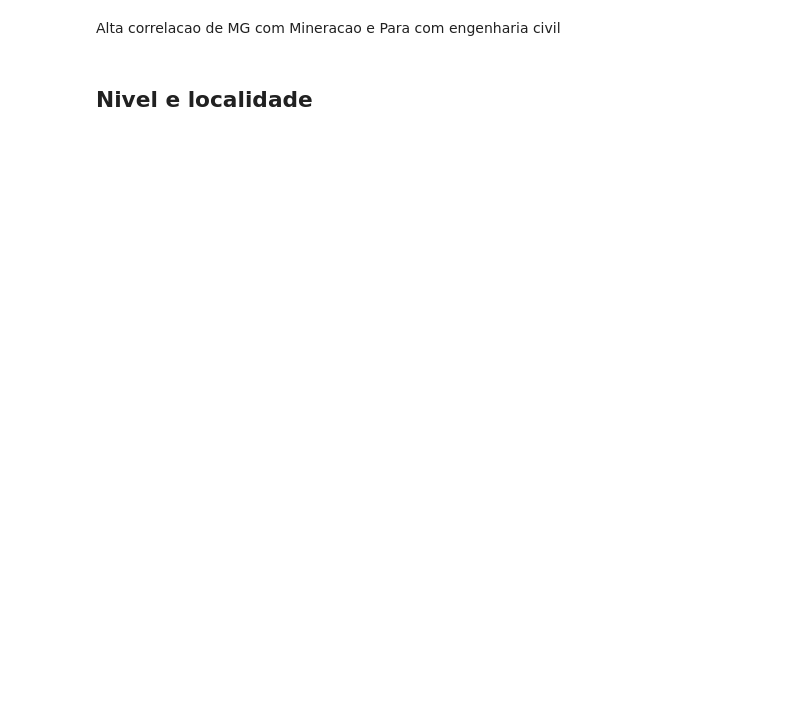
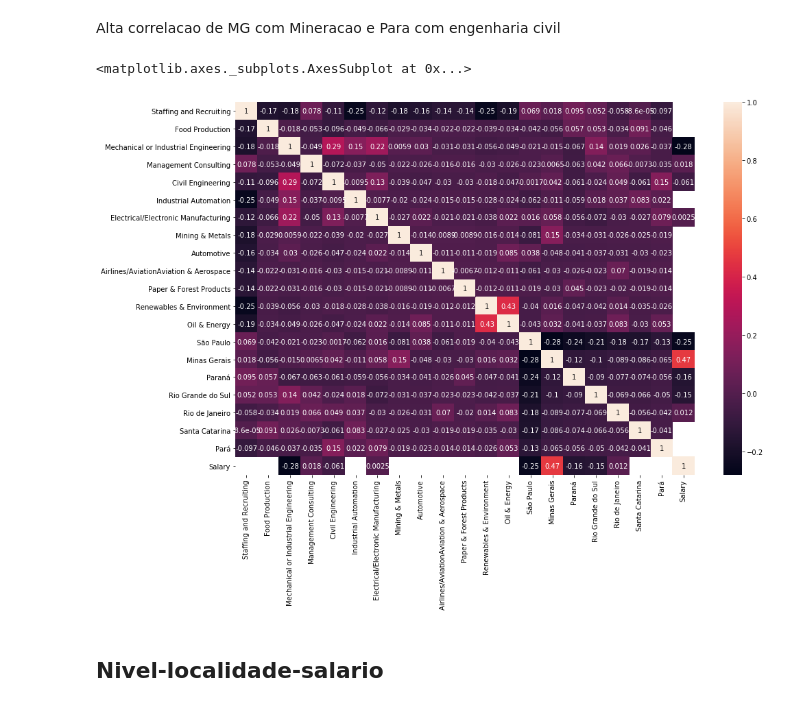
Before and after one commit to marcellohro-hub/Linkedin_scraping-and-analysis, a Jupyter notebook: Analysis.ipynb, the cells around one changed output. Saved outputs shown, nothing was run; the diff lists cells and outputs as text; code cells hidden in the pictures; blank space fills up the shorter version.

```diff
--- a/Analysis.ipynb
+++ b/Analysis.ipynb
@@ -598,5 +633,13 @@ sns.heatmap(correlate.corr(),annot=True)
 # %% [markdown]
 Alta correlacao de MG com Mineracao e Para com engenharia civil
+# %%
+correlate=pd.DataFrame()
+correlate=pd.concat([Indus,Loc,sal],axis=1)
+plt.subplots(figsize=(15,10))
+sns.heatmap(correlate.corr(),annot=True)
+# %% [output]
+<matplotlib.axes._subplots.AxesSubplot at 0x...>
+[figure, added]
 # %% [markdown]
-## Nivel e localidade
+## Nivel-localidade-salario
 # %%
```
Also changed, not shown: parts of 28 cells of this notebook, 1 other file.
